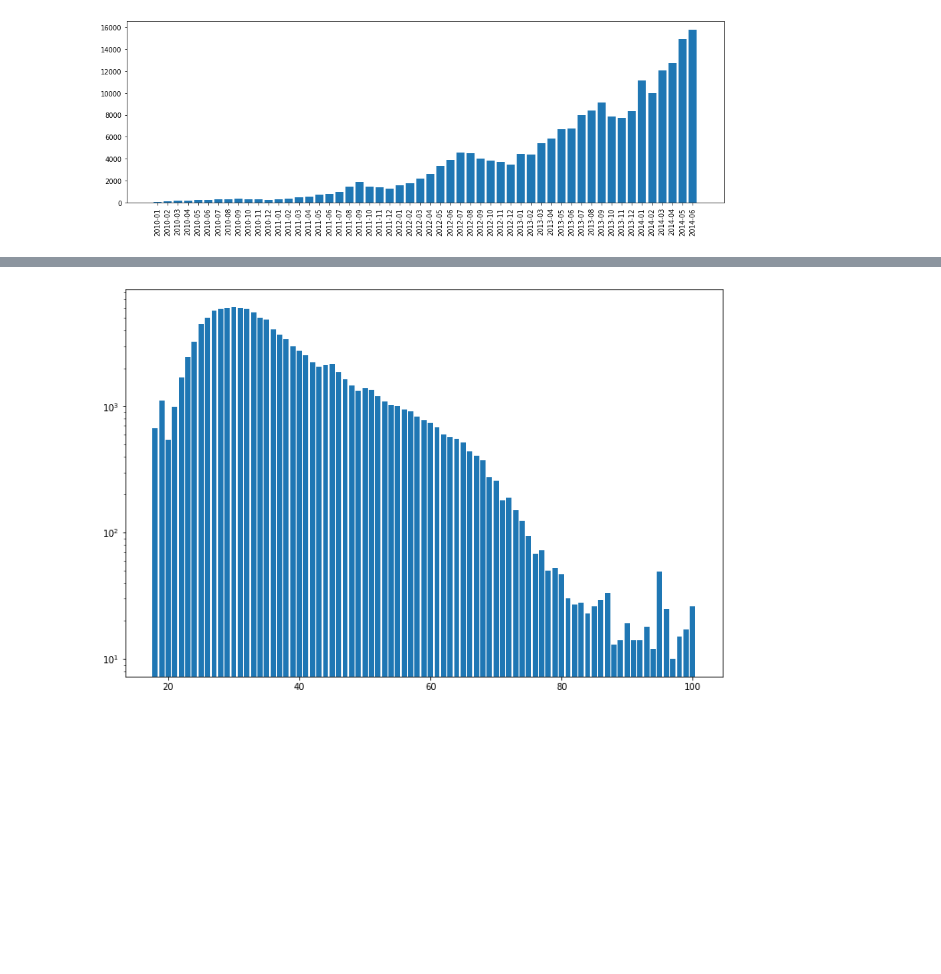
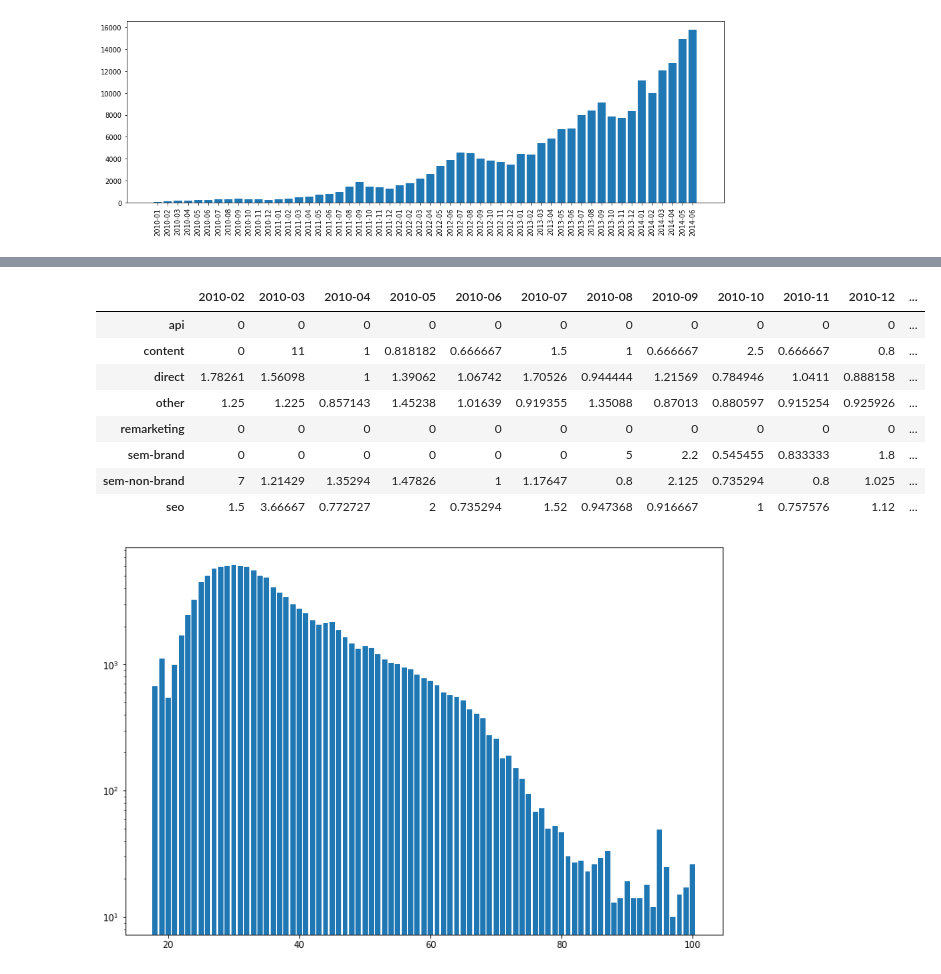
Before and after one commit to seonnyseo/data_analysis, a Jupyter notebook: airbnb_recruiting_new_user_bookings/notebook/eda.ipynb, the cells around one changed output, grey strips where cells are left out. Drawn from its saved outputs; the diff is of its cells as text; code cells hidden in the pictures; blank space fills up the shorter version.

```diff
--- a/airbnb_recruiting_new_user_bookings/notebook/eda.ipynb
+++ b/airbnb_recruiting_new_user_bookings/notebook/eda.ipynb
@@ -115,3 +141,39 @@ plt.show()
+# %%
+count_by_month = pd.DataFrame.from_dict(channel_count, orient = 'index', columns = x)
+# %%
+add = pd.DataFrame([])
+for idx in range(1, len(x)):
+    previous = x[idx - 1]
+    current = x[idx]
+    add = pd.concat([add, pd.DataFrame(count_by_month[current] / count_by_month[previous], columns = [current])], axis = 1)
+# %%
+def color_negative_red(value):
+    """
+    Colors elements in a dateframe
+    green if positive and red if
+    negative. Does not color NaN
+    values.
+    """
+
+    if value == 0:
+        color = 'black'
+    elif value >= 1:
+        color = 'green'
+    else:
+        color = 'red'
+    return 'color: %s' % color
+# %%
+add.replace(np.inf, np.nan).fillna(0).style.applymap(color_negative_red)
+# %% [output]
+|  | 2010-02 | 2010-03 | 2010-04 | 2010-05 | 2010-06 | 2010-07 | 2010-08 | 2010-09 | 2010-10 | 2010-11 | 2010-12 | ... |
+| api | 0 | 0 | 0 | 0 | 0 | 0 | 0 | 0 | 0 | 0 | 0 | ... |
+| content | 0 | 11 | 1 | 0.818182 | 0.666667 | 1.5 | 1 | 0.666667 | 2.5 | 0.666667 | 0.8 | ... |
+| direct | 1.78261 | 1.56098 | 1 | 1.39062 | 1.06742 | 1.70526 | 0.944444 | 1.21569 | 0.784946 | 1.0411 | 0.888158 | ... |
+| other | 1.25 | 1.225 | 0.857143 | 1.45238 | 1.01639 | 0.919355 | 1.35088 | 0.87013 | 0.880597 | 0.915254 | 0.925926 | ... |
+| remarketing | 0 | 0 | 0 | 0 | 0 | 0 | 0 | 0 | 0 | 0 | 0 | ... |
+| sem-brand | 0 | 0 | 0 | 0 | 0 | 0 | 5 | 2.2 | 0.545455 | 0.833333 | 1.8 | ... |
+| sem-non-brand | 7 | 1.21429 | 1.35294 | 1.47826 | 1 | 1.17647 | 0.8 | 2.125 | 0.735294 | 0.8 | 1.025 | ... |
+| seo | 1.5 | 3.66667 | 0.772727 | 2 | 0.735294 | 1.52 | 0.947368 | 0.916667 | 1 | 0.757576 | 1.12 | ... |
 # %%
 y = df_train.age.dropna().value_counts()
 x = y.index
```
Also changed, not shown: parts of 25 cells of this notebook.
